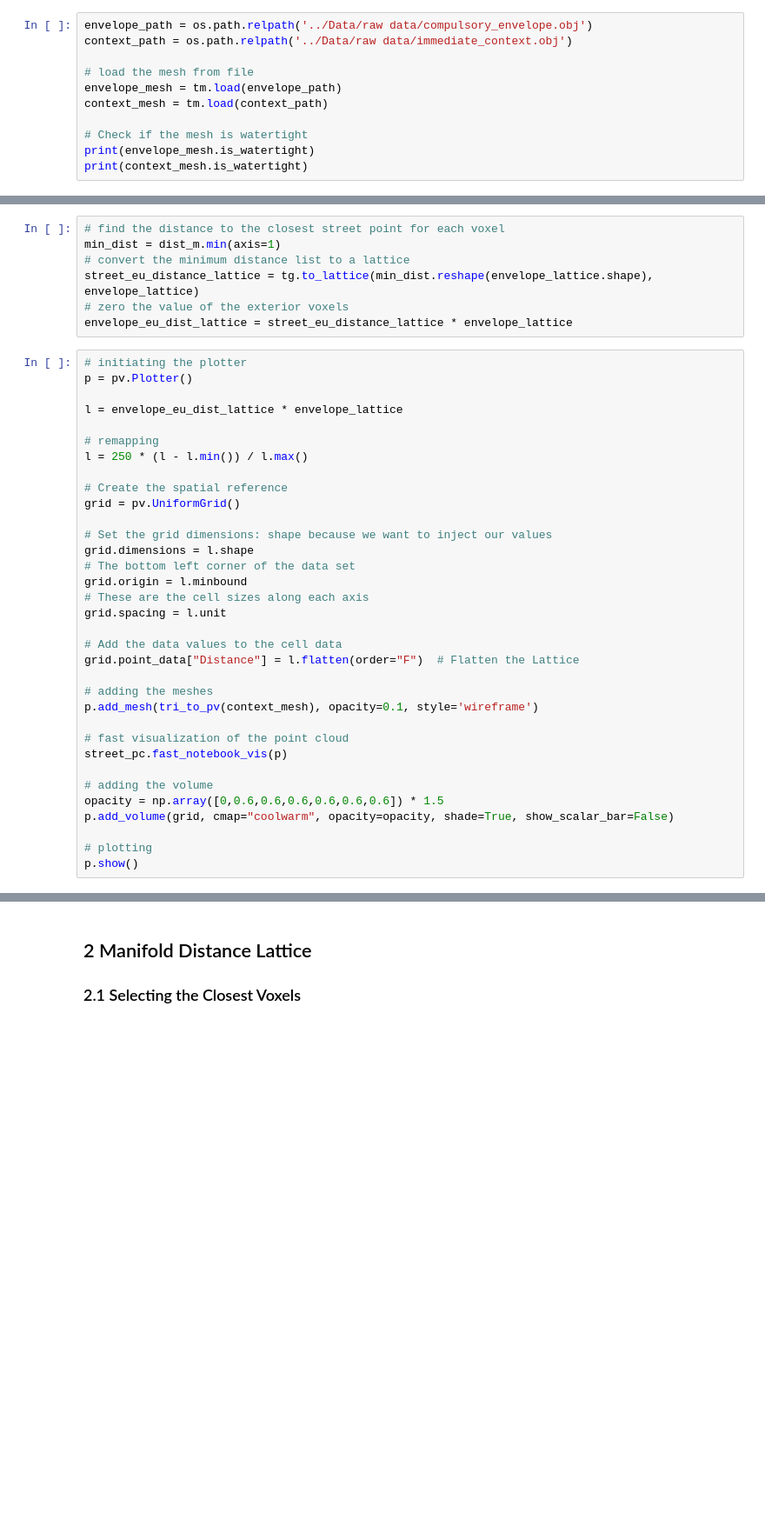
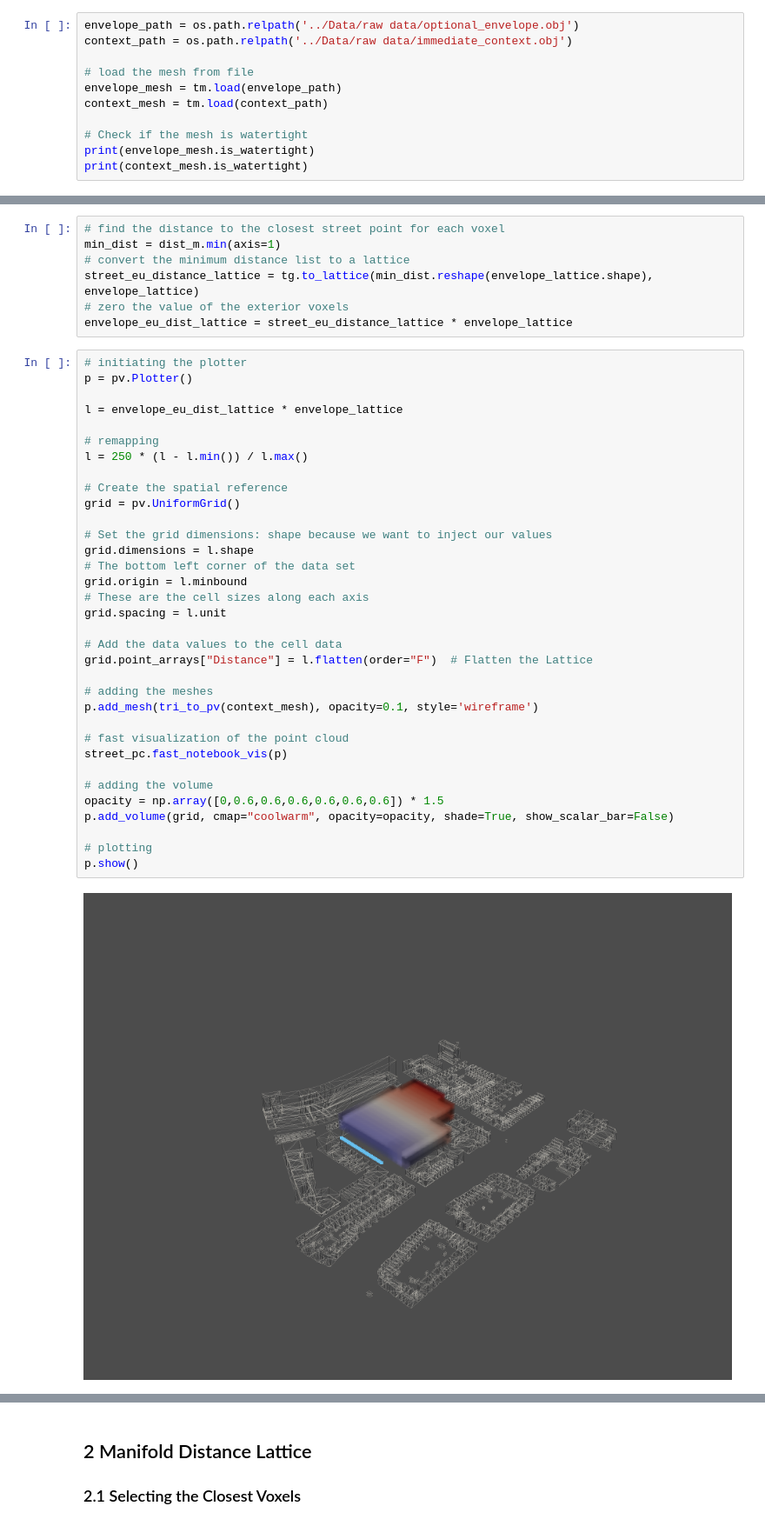
Before and after one commit to DaniqueBuchner/spatial_computing_project_template, a Jupyter notebook: Notebooks/distance_to_entrance.ipynb, the cells around one changed output, grey strips where cells are left out. Shown at 87% size. Drawn from its saved outputs; the diff is of its cells as text; blank space fills up the shorter version.

```diff
--- a/Notebooks/distance_to_entrance.ipynb
+++ b/Notebooks/distance_to_entrance.ipynb
@@ -23,7 +23,7 @@ def tri_to_pv(tri_mesh):
 # %% [markdown]
 ### 0.2 import meshes
 # %%
-envelope_path = os.path.relpath('../Data/raw data/compulsory_envelope.obj')
+envelope_path = os.path.relpath('../Data/raw data/optional_envelope.obj')
 context_path = os.path.relpath('../Data/raw data/immediate_context.obj')
 
 # load the mesh from file
@@ -152,31 +137,32 @@ p = pv.Plotter()
 l = envelope_eu_dist_lattice * envelope_lattice
 
 # remapping
 l = 250 * (l - l.min()) / l.max()
 
 # Create the spatial reference
 grid = pv.UniformGrid()
 
 # Set the grid dimensions: shape because we want to inject our values
 grid.dimensions = l.shape
 # The bottom left corner of the data set
 grid.origin = l.minbound
 # These are the cell sizes along each axis
 grid.spacing = l.unit
 
 # Add the data values to the cell data
-grid.point_data["Distance"] = l.flatten(order="F")  # Flatten the Lattice
+grid.point_arrays["Distance"] = l.flatten(order="F")  # Flatten the Lattice
 
 # adding the meshes
 p.add_mesh(tri_to_pv(context_mesh), opacity=0.1, style='wireframe')
 
 # fast visualization of the point cloud
 street_pc.fast_notebook_vis(p)
 
 # adding the volume
 opacity = np.array([0,0.6,0.6,0.6,0.6,0.6,0.6]) * 1.5
 p.add_volume(grid, cmap="coolwarm", opacity=opacity, shade=True, show_scalar_bar=False)
 
 # plotting
 p.show()
 # %% [output]
+[figure, added]
```
Also changed, not shown: parts of 9 cells of this notebook.
